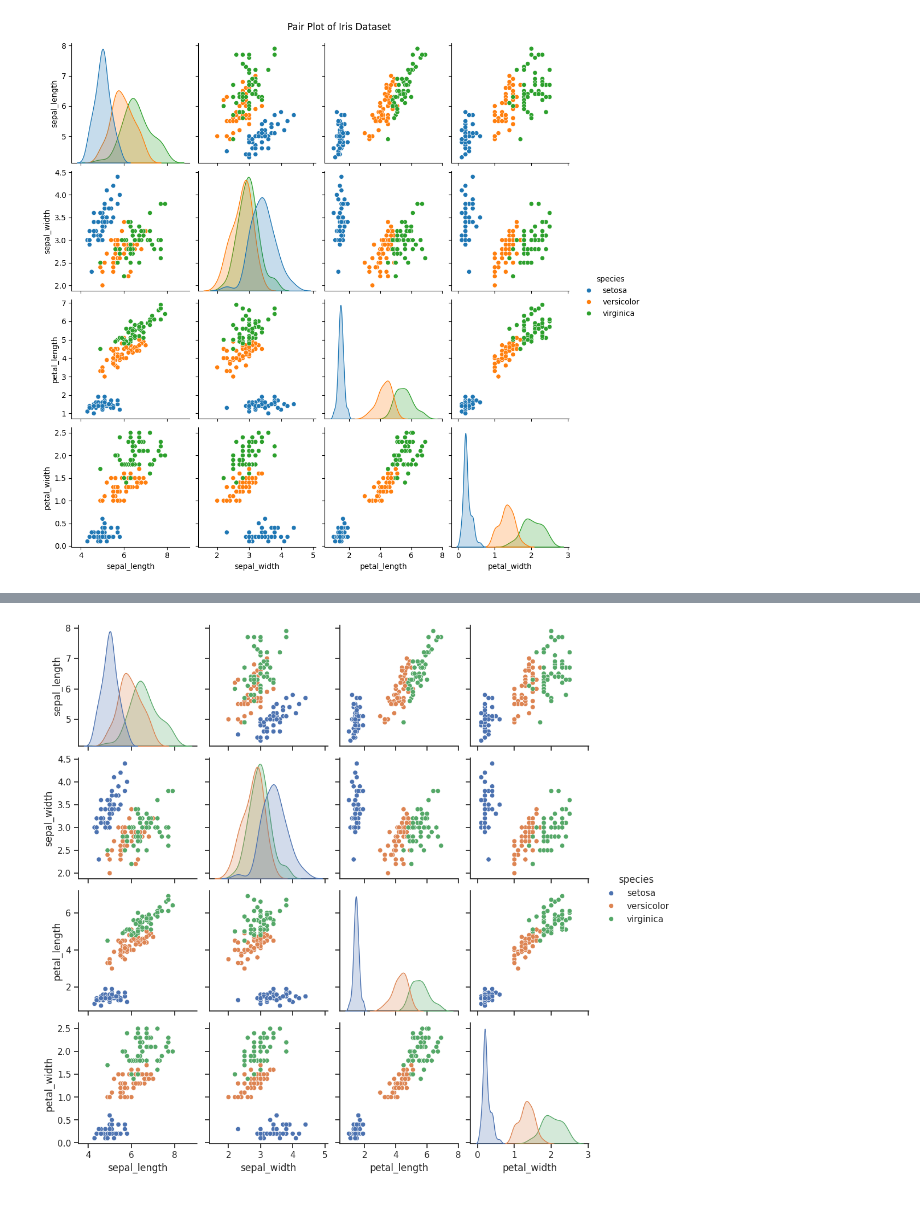
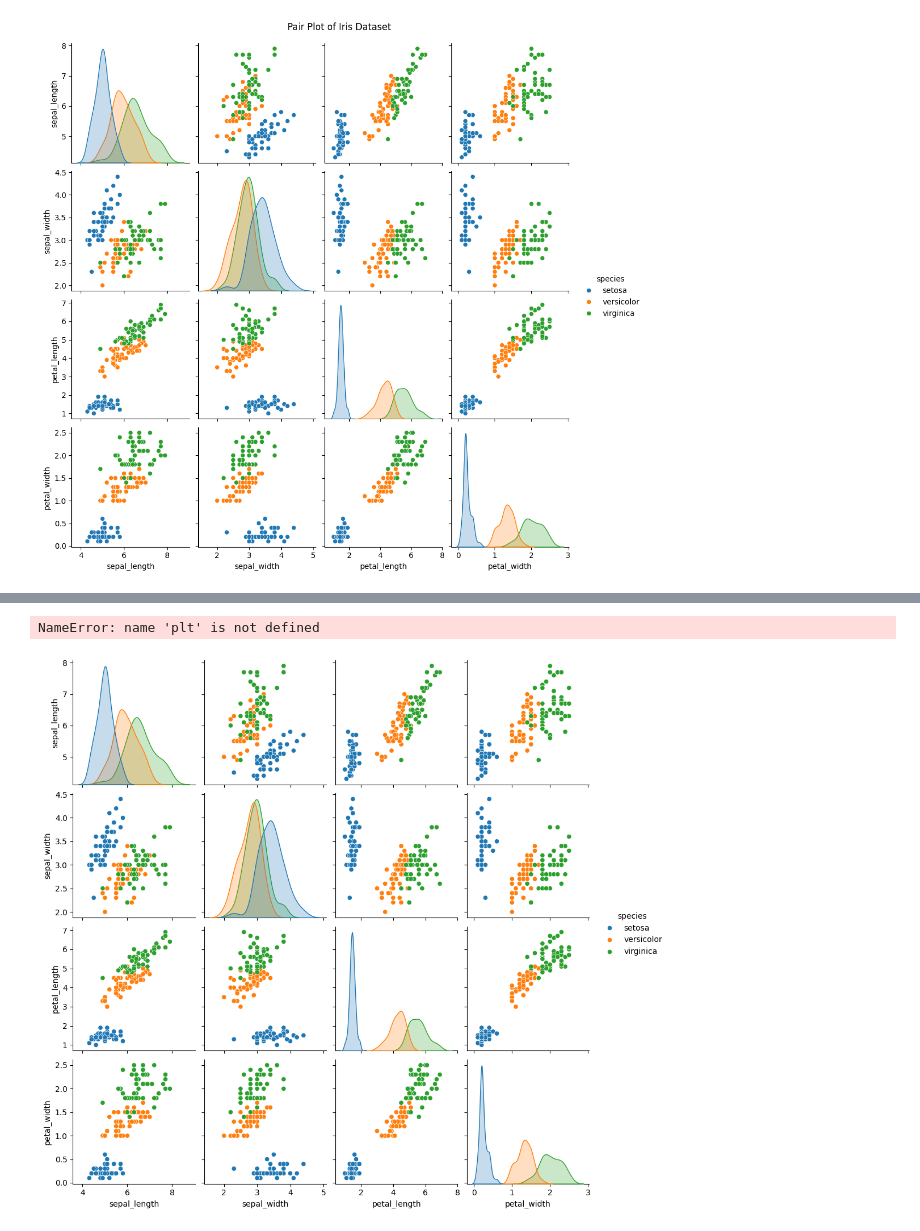
Before and after one commit to girishnn/sanjay, a Jupyter notebook: sanjay.ipynb, the cells around one changed output, grey strips where cells are left out. Cells and saved outputs as stored; diff of their text form; code cells hidden in the pictures.

```diff
--- a/sanjay.ipynb
+++ b/sanjay.ipynb
@@ -793,11 +657,13 @@ plt.show()
 # %%
 import seaborn as sns
-import pandas as pd
-# Sample data
-data = sns.load_dataset('iris')
-# Create a pair plot
-sns.set(style="ticks")
+# Load a sample dataset with multiple variables
+data = sns.load_dataset("iris")
+# Create a pair plot to visualize associations between variables
 sns.pairplot(data, hue="species")
+# Adding a title
+plt.suptitle('Pair Plot of Iris Dataset', y=1.02)
+# Show the plot
 plt.show()
 # %% [output]
+NameError: name 'plt' is not defined
-[figure, old version]
+[figure, new version]
```
Also changed, not shown: parts of 12 cells of this notebook.
